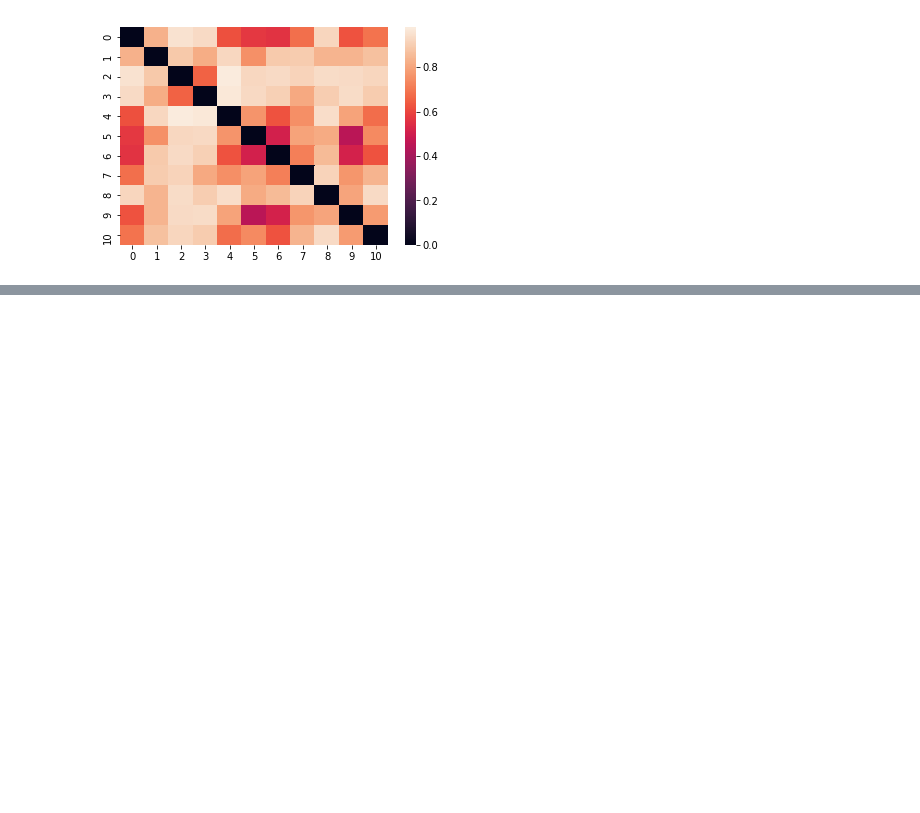
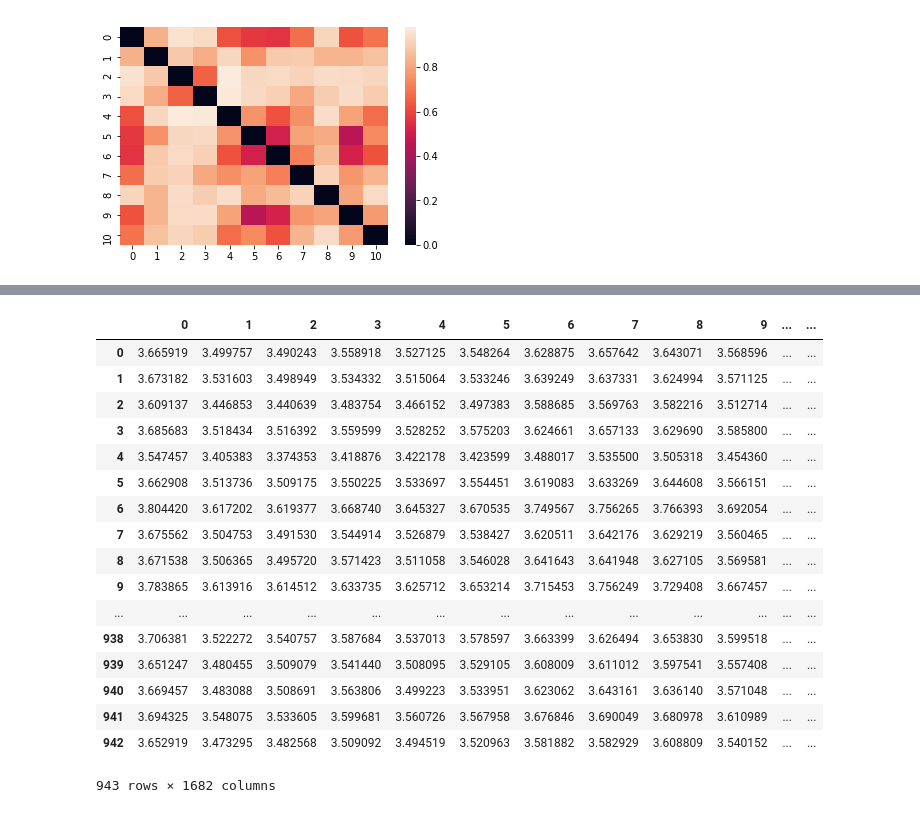
Before and after one commit to cheeseischeese/recommendationsystem, a Jupyter notebook: data preprocess.ipynb, the cells around one changed output, grey strips where cells are left out. Cells and saved outputs as stored; diff of their text form; code cells hidden in the pictures; blank space fills up the shorter version.

```diff
--- a/data preprocess.ipynb
+++ b/data preprocess.ipynb
@@ -216,0 +327,8 @@ ModuleNotFoundError: No module named 'turicreate'
+# %%
+R= np.array(ratings.pivot(index = 'user_id', columns ='movie_id', values = 'rating').fillna(0))
+# %%
+mf = MF(R, K=20, alpha=0.001, beta=0.01, iterations=100)
+training_process = mf.train()
+print()
+print("P x Q:")
+print(mf.full_matrix())
@@ -216,0 +367,21 @@ ModuleNotFoundError: No module named 'turicreate'
+# %%
+pd.DataFrame(mf.full_matrix())
+# %% [output]
+|  | 0 | 1 | 2 | 3 | 4 | 5 | 6 | 7 | 8 | 9 | ... | ... |
+| 0 | 3.665919 | 3.499757 | 3.490243 | 3.558918 | 3.527125 | 3.548264 | 3.628875 | 3.657642 | 3.643071 | 3.568596 | ... | ... |
+| 1 | 3.673182 | 3.531603 | 3.498949 | 3.534332 | 3.515064 | 3.533246 | 3.639249 | 3.637331 | 3.624994 | 3.571125 | ... | ... |
+| 2 | 3.609137 | 3.446853 | 3.440639 | 3.483754 | 3.466152 | 3.497383 | 3.588685 | 3.569763 | 3.582216 | 3.512714 | ... | ... |
+| 3 | 3.685683 | 3.518434 | 3.516392 | 3.559599 | 3.528252 | 3.575203 | 3.624661 | 3.657133 | 3.629690 | 3.585800 | ... | ... |
+| 4 | 3.547457 | 3.405383 | 3.374353 | 3.418876 | 3.422178 | 3.423599 | 3.488017 | 3.535500 | 3.505318 | 3.454360 | ... | ... |
+| 5 | 3.662908 | 3.513736 | 3.509175 | 3.550225 | 3.533697 | 3.554451 | 3.619083 | 3.633269 | 3.644608 | 3.566151 | ... | ... |
+| 6 | 3.804420 | 3.617202 | 3.619377 | 3.668740 | 3.645327 | 3.670535 | 3.749567 | 3.756265 | 3.766393 | 3.692054 | ... | ... |
+| 7 | 3.675562 | 3.504753 | 3.491530 | 3.544914 | 3.526879 | 3.538427 | 3.620511 | 3.642176 | 3.629219 | 3.560465 | ... | ... |
+| 8 | 3.671538 | 3.506365 | 3.495720 | 3.571423 | 3.511058 | 3.546028 | 3.641643 | 3.641948 | 3.627105 | 3.569581 | ... | ... |
+| 9 | 3.783865 | 3.613916 | 3.614512 | 3.633735 | 3.625712 | 3.653214 | 3.715453 | 3.756249 | 3.729408 | 3.667457 | ... | ... |
+| ... | ... | ... | ... | ... | ... | ... | ... | ... | ... | ... | ... | ... |
+| 938 | 3.706381 | 3.522272 | 3.540757 | 3.587684 | 3.537013 | 3.578597 | 3.663399 | 3.626494 | 3.653830 | 3.599518 | ... | ... |
+| 939 | 3.651247 | 3.480455 | 3.509079 | 3.541440 | 3.508095 | 3.529105 | 3.608009 | 3.611012 | 3.597541 | 3.557408 | ... | ... |
+| 940 | 3.669457 | 3.483088 | 3.508691 | 3.563806 | 3.499223 | 3.533951 | 3.623062 | 3.643161 | 3.636140 | 3.571048 | ... | ... |
+| 941 | 3.694325 | 3.548075 | 3.533605 | 3.599681 | 3.560726 | 3.567958 | 3.676846 | 3.690049 | 3.680978 | 3.610989 | ... | ... |
+| 942 | 3.652919 | 3.473295 | 3.482568 | 3.509092 | 3.494519 | 3.520963 | 3.581882 | 3.582929 | 3.608809 | 3.540152 | ... | ... |
+943 rows × 1682 columns
```
Also changed, not shown: parts of 7 cells of this notebook.
